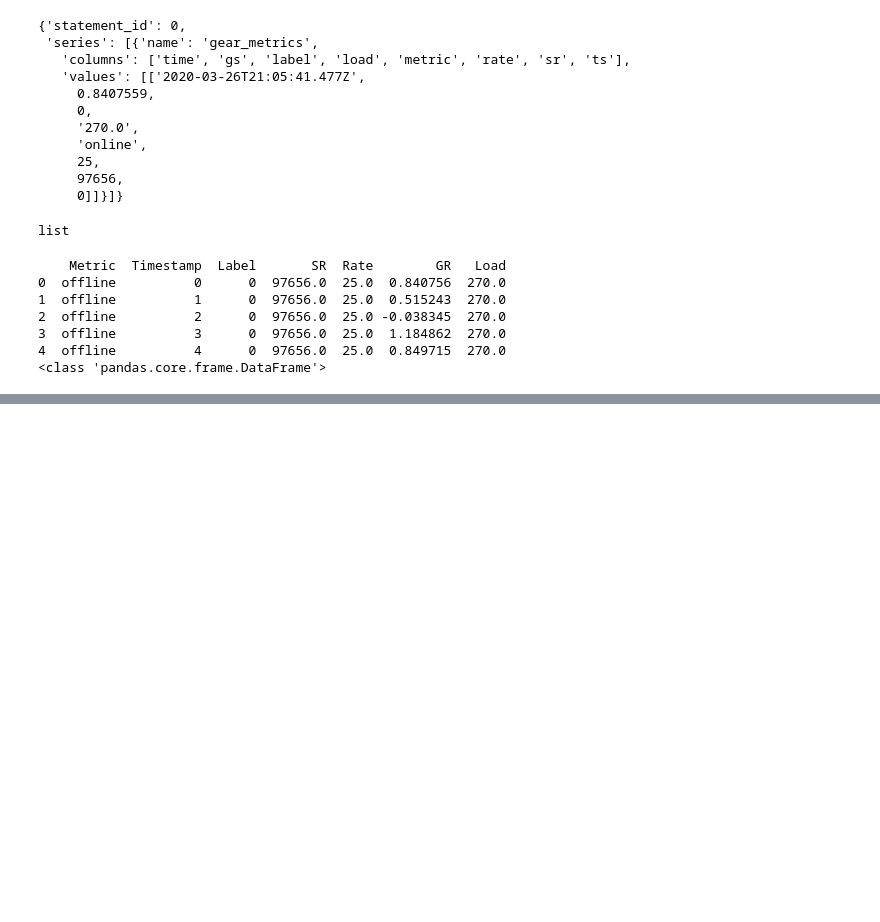
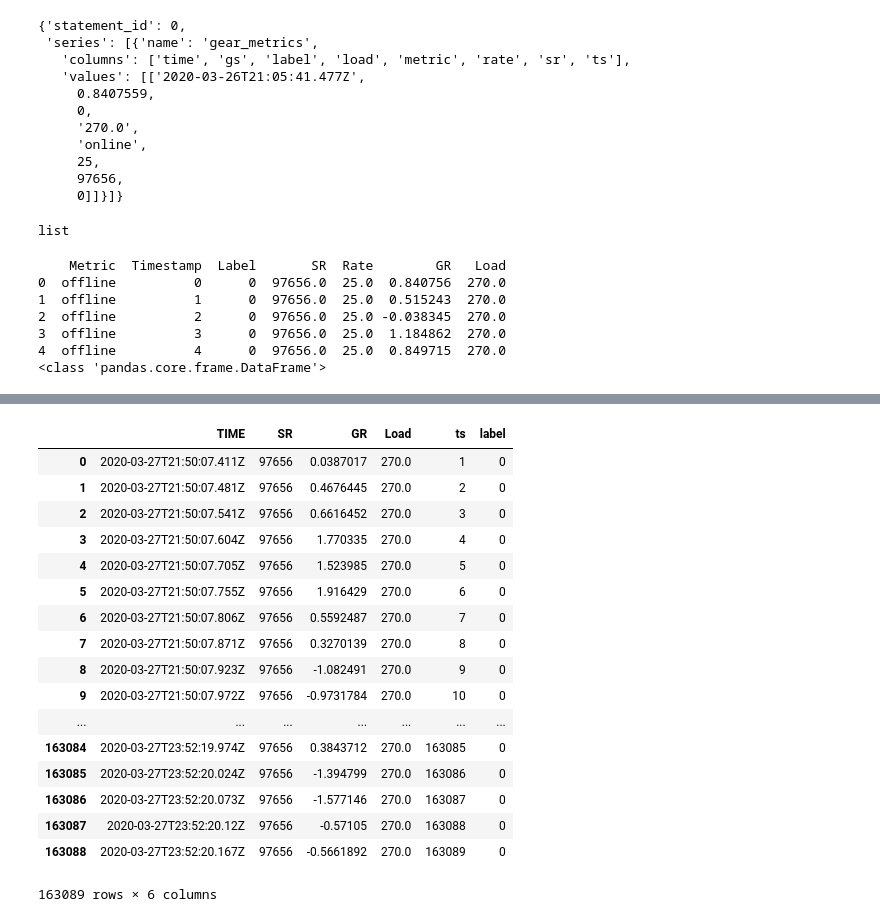
Before and after one commit to daytonpe/continuous-fault-diagnostic, a Jupyter notebook: fault-diagnostic.ipynb, the cells around one changed output, grey strips where cells are left out. Saved outputs shown, nothing was run; the diff lists cells and outputs as text; code cells hidden in the pictures; blank space fills up the shorter version.

```diff
--- a/fault-diagnostic.ipynb
+++ b/fault-diagnostic.ipynb
@@ -215,2 +231,4 @@ classifications = client.query('SELECT label FROM timeseriesdb.autogen.labeled_d
+# %%
+classifications = client.query(query)
 # %%
-len(classifications.raw['series'][0]['values'])
+data = classifications.raw['series'][0]['values']
@@ -238,0 +255,3 @@ classifications.raw['series'][0]['values']
+# %%
+data = np.array(data)
+df = pd.DataFrame(data=data, columns=["time", "label", "prediction"])
@@ -238,0 +279,2 @@ classifications.raw['series'][0]['values']
+# %%
+df = df.drop(['time'], axis=1)
@@ -238,0 +311,21 @@ classifications.raw['series'][0]['values']
+# %%
+df
+# %% [output]
+|  | TIME | SR | GR | Load | ts | label |
+| 0 | 2020-03-27T21:50:07.411Z | 97656 | 0.0387017 | 270.0 | 1 | 0 |
+| 1 | 2020-03-27T21:50:07.481Z | 97656 | 0.4676445 | 270.0 | 2 | 0 |
+| 2 | 2020-03-27T21:50:07.541Z | 97656 | 0.6616452 | 270.0 | 3 | 0 |
+| 3 | 2020-03-27T21:50:07.604Z | 97656 | 1.770335 | 270.0 | 4 | 0 |
+| 4 | 2020-03-27T21:50:07.705Z | 97656 | 1.523985 | 270.0 | 5 | 0 |
+| 5 | 2020-03-27T21:50:07.755Z | 97656 | 1.916429 | 270.0 | 6 | 0 |
+| 6 | 2020-03-27T21:50:07.806Z | 97656 | 0.5592487 | 270.0 | 7 | 0 |
+| 7 | 2020-03-27T21:50:07.871Z | 97656 | 0.3270139 | 270.0 | 8 | 0 |
+| 8 | 2020-03-27T21:50:07.923Z | 97656 | -1.082491 | 270.0 | 9 | 0 |
+| 9 | 2020-03-27T21:50:07.972Z | 97656 | -0.9731784 | 270.0 | 10 | 0 |
+| ... | ... | ... | ... | ... | ... | ... |
+| 163084 | 2020-03-27T23:52:19.974Z | 97656 | 0.3843712 | 270.0 | 163085 | 0 |
+| 163085 | 2020-03-27T23:52:20.024Z | 97656 | -1.394799 | 270.0 | 163086 | 0 |
+| 163086 | 2020-03-27T23:52:20.073Z | 97656 | -1.577146 | 270.0 | 163087 | 0 |
+| 163087 | 2020-03-27T23:52:20.12Z | 97656 | -0.57105 | 270.0 | 163088 | 0 |
+| 163088 | 2020-03-27T23:52:20.167Z | 97656 | -0.5661892 | 270.0 | 163089 | 0 |
+163089 rows × 6 columns
```
Also changed, not shown: parts of 13 cells of this notebook, 6 other files.
